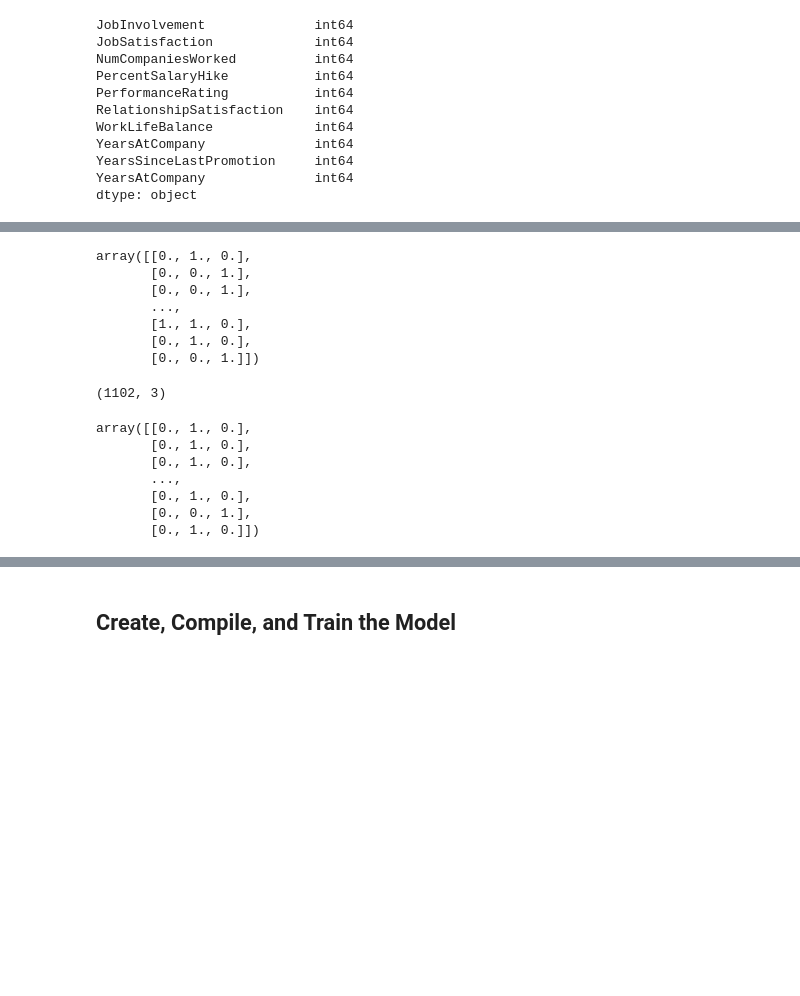
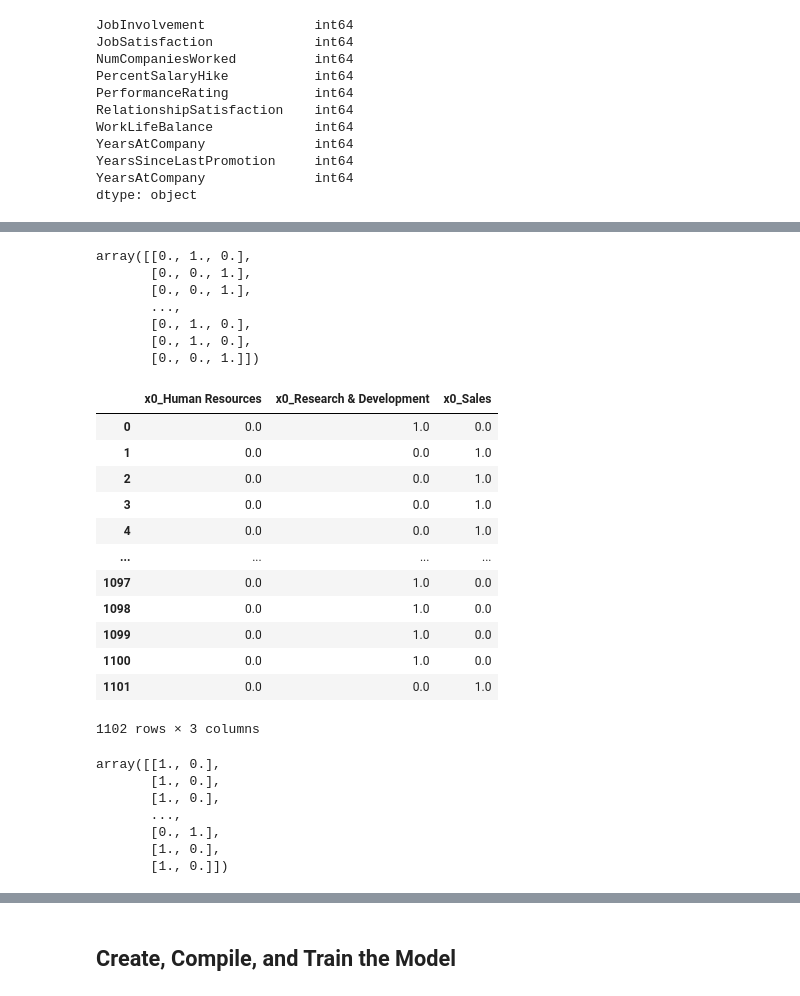
Before and after one commit to jjmccarty/neural-network-challenge-2, a Jupyter notebook: attrition.ipynb, the cells around one changed output, grey strips where cells are left out. Cells and saved outputs as stored; diff of their text form; code cells hidden in the pictures; blank space fills up the shorter version.

```diff
--- a/attrition.ipynb
+++ b/attrition.ipynb
@@ -76,14 +76,3 @@ YearsAtCompany              int64
 YearsSinceLastPromotion     int64
 YearsAtCompany              int64
 dtype: object
-# %%
-# Create a list of at least 10 column names to use as X data
-X_cols = ['Job Involvement','JobSatisfaction', 'NumCompaniesWorked', 'PercentSalaryHike', 'PerformanceRating', 'RelationshipSatification',
-          'WorkLifeBalance', 'YearsAtCompany' 'YearsSinceLastPromotion', 'YearsAtCompany']
-
-
-# Create X_df using your selected columns
-X_df = attrition_df[X_cols]
-
-# Show the data types for X_df
-X_df.dtypes
@@ -126,14 +115,14 @@ X_test_scaled = X_scaler.transform(X_test)
 # %%
 # Create a OneHotEncoder for the Department column
-department_encoder = OneHotEncoder(drop='first', handle_unknown='ignore', sparse_output=False)
+department_encoder = OneHotEncoder(handle_unknown='ignore', sparse_output=False)
 
 # Fit the encoder to the training data
-department_encoder.fit(y_train)
+department_encoder.fit(y_train['Department'].values.reshape(-1,1))
 
 # Create two new variables by applying the encoder
 # to the training and testing data
-y_train_dept_encoded = department_encoder.transform(y_train)
-y_test_dept_encoded = department_encoder.transform(y_test)
+y_train_dept_encoded = department_encoder.transform(y_train['Department'].values.reshape(-1,1))
+y_test_dept_encoded = department_encoder.transform(y_test['Department'].values.reshape(-1,1))
 
 y_train_dept_encoded
 # %% [output]
@@ -141,27 +130,46 @@ array([[0., 1., 0.],
        [0., 0., 1.],
        [0., 0., 1.],
        ...,
-       [1., 1., 0.],
+       [0., 1., 0.],
        [0., 1., 0.],
        [0., 0., 1.]])
-# %%
-y_train_dept_encoded.shape
-# %% [output]
-(1102, 3)
+# %%
+y_train_dept_df = pd.DataFrame(y_train_dept_encoded, columns = department_encoder.get_feature_names_out())
+y_test_dept_df = pd.DataFrame(y_test_dept_encoded, columns = department_encoder.get_feature_names_out())
+
+y_train_dept_df
+# %% [output]
+|  | x0_Human Resources | x0_Research & Development | x0_Sales |
+| 0 | 0.0 | 1.0 | 0.0 |
+| 1 | 0.0 | 0.0 | 1.0 |
+| 2 | 0.0 | 0.0 | 1.0 |
+| 3 | 0.0 | 0.0 | 1.0 |
+| 4 | 0.0 | 0.0 | 1.0 |
+| ... | ... | ... | ... |
+| 1097 | 0.0 | 1.0 | 0.0 |
+| 1098 | 0.0 | 1.0 | 0.0 |
+| 1099 | 0.0 | 1.0 | 0.0 |
+| 1100 | 0.0 | 1.0 | 0.0 |
+| 1101 | 0.0 | 0.0 | 1.0 |
+1102 rows × 3 columns
 # %%
-# Create a OneHotEncoder for the Department column
-
+# Create a OneHotEncoder for the Attrition column
+attrition_encoder = OneHotEncoder(handle_unknown='ignore', sparse_output=False)
 
 # Fit the encoder to the training data
-
+attrition_encoder.fit(y_train['Attrition'].values.reshape(-1,1))
 
 # Create two new variables by applying the encoder
 # to the training and testing data
+y_train_attr_encoded = attrition_encoder.transform(y_train['Attrition'].values.reshape(-1,1))
+y_test_attr_encoded = attrition_encoder.transform(y_test['Attrition'].values.reshape(-1,1))
+
+y_train_attr_encoded
 # %% [output]
-array([[0., 1., 0.],
-       [0., 1., 0.],
-       [0., 1., 0.],
+array([[1., 0.],
+       [1., 0.],
+       [1., 0.],
        ...,
-       [0., 1., 0.],
-       [0., 0., 1.],
-       [0., 1., 0.]])
+       [0., 1.],
+       [1., 0.],
+       [1., 0.]])
```
Also changed, not shown: parts of 18 cells of this notebook.
